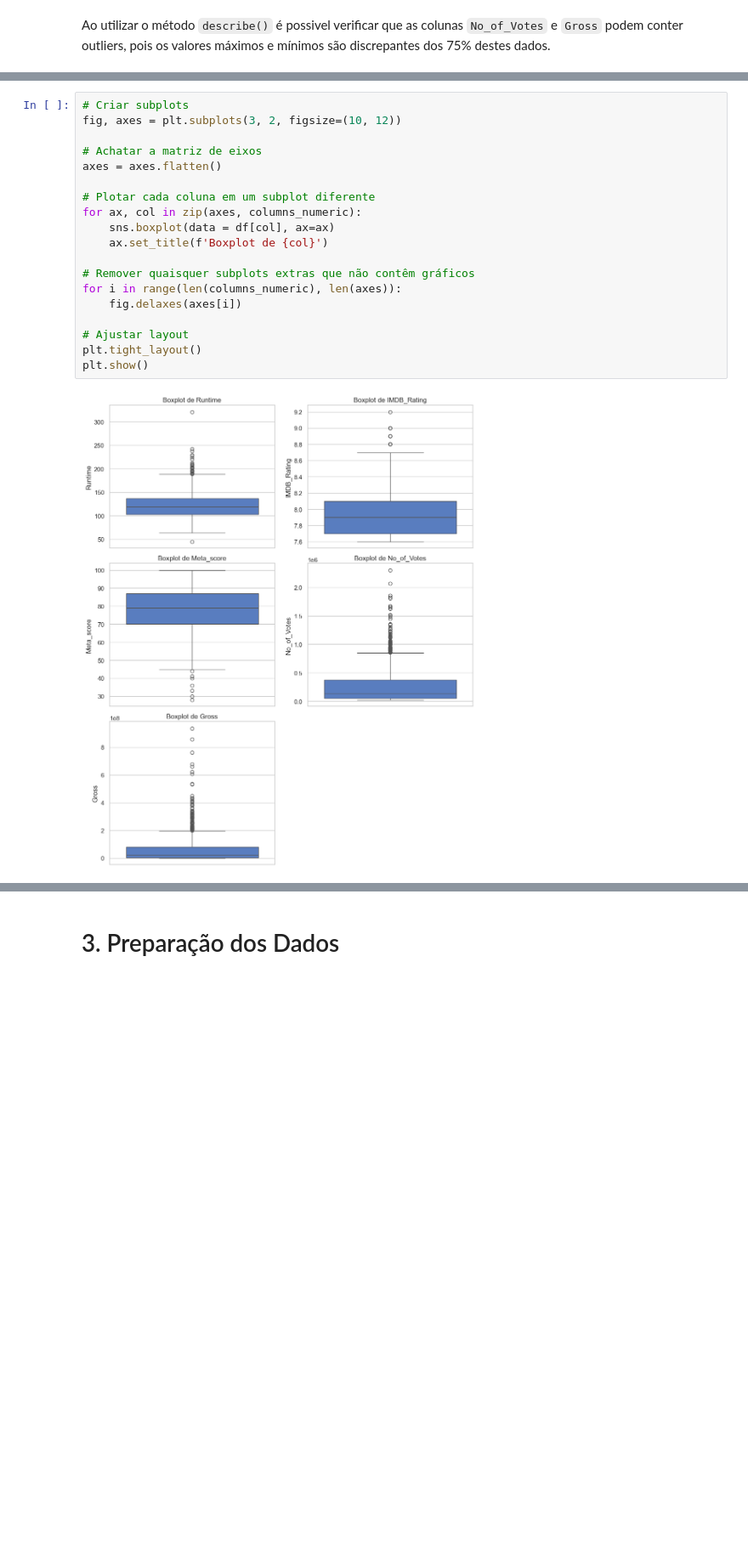
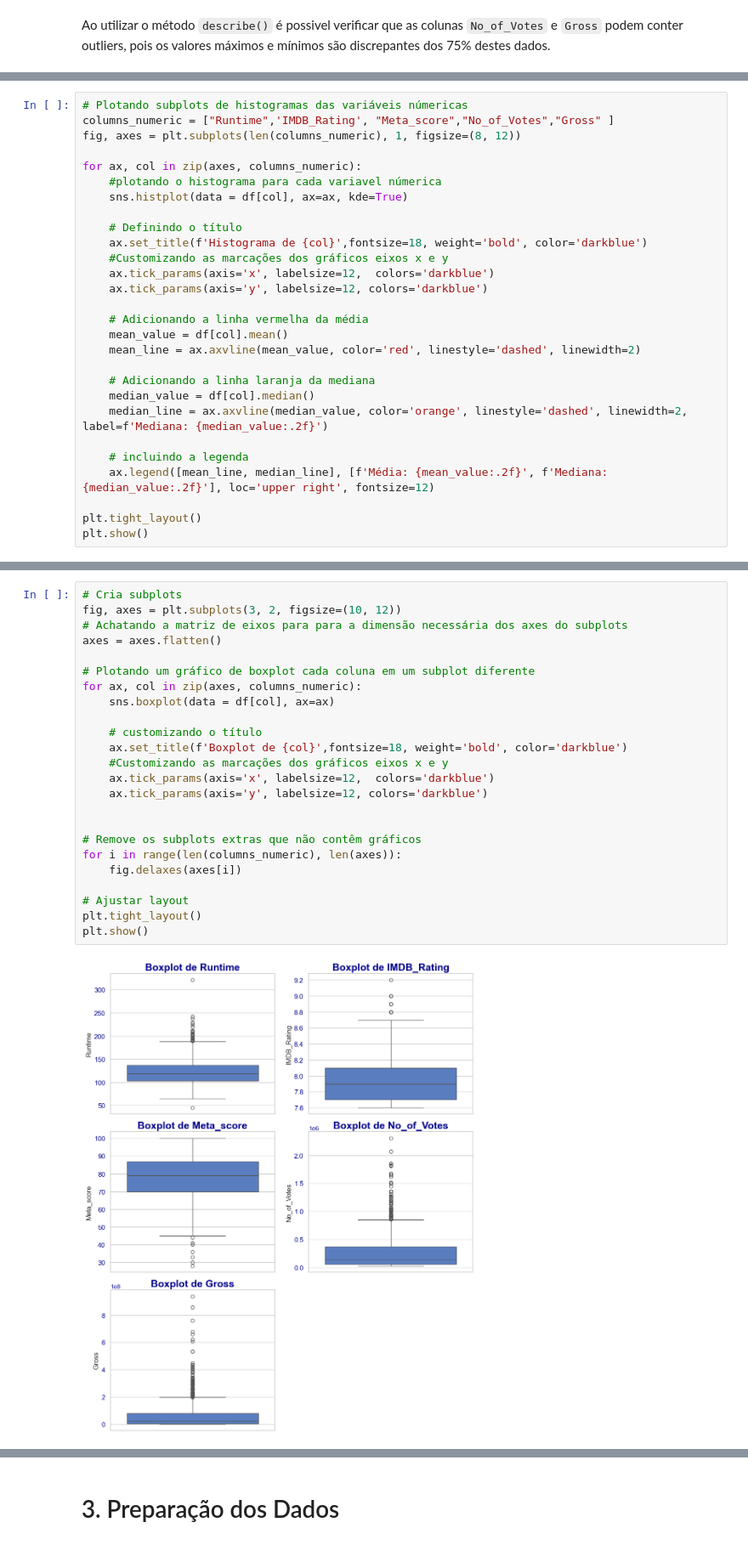
Before and after one commit to AurelioGuilherme/Desafio_Ciencia_de_Dados, a Jupyter notebook: Notebooks/EDA.ipynb, the cells around one changed output, grey strips where cells are left out. Shown at 85% size. Drawn from its saved outputs; the diff is of its cells as text; blank space fills up the shorter version.

```diff
--- a/Notebooks/EDA.ipynb
+++ b/Notebooks/EDA.ipynb
@@ -874,0 +1040,28 @@ plt.show()
+# %%
+# Plotando subplots de histogramas das variáveis númericas
+columns_numeric = ["Runtime",'IMDB_Rating', "Meta_score","No_of_Votes","Gross" ]
+fig, axes = plt.subplots(len(columns_numeric), 1, figsize=(8, 12))
+
+for ax, col in zip(axes, columns_numeric):
+    #plotando o histograma para cada variavel númerica
+    sns.histplot(data = df[col], ax=ax, kde=True)
+
+    # Definindo o título
+    ax.set_title(f'Histograma de {col}',fontsize=18, weight='bold', color='darkblue')
+    #Customizando as marcações dos gráficos eixos x e y
+    ax.tick_params(axis='x', labelsize=12,  colors='darkblue')
+    ax.tick_params(axis='y', labelsize=12, colors='darkblue')
+
+    # Adicionando a linha vermelha da média
+    mean_value = df[col].mean()
+    mean_line = ax.axvline(mean_value, color='red', linestyle='dashed', linewidth=2)
+
+    # Adicionando a linha laranja da mediana
+    median_value = df[col].median()
+    median_line = ax.axvline(median_value, color='orange', linestyle='dashed', linewidth=2, label=f'Mediana: {median_value:.2f}')
+
+    # incluindo a legenda
+    ax.legend([mean_line, median_line], [f'Média: {mean_value:.2f}', f'Mediana: {median_value:.2f}'], loc='upper right', fontsize=12)
+
+plt.tight_layout()
+plt.show()
@@ -875,21 +1081,26 @@ plt.show()
 # %%
-# Criar subplots
+# Cria subplots
 fig, axes = plt.subplots(3, 2, figsize=(10, 12))
-
-# Achatar a matriz de eixos
+# Achatando a matriz de eixos para para a dimensão necessária dos axes do subplots
 axes = axes.flatten()
 
-# Plotar cada coluna em um subplot diferente
+# Plotando um gráfico de boxplot cada coluna em um subplot diferente
 for ax, col in zip(axes, columns_numeric):
     sns.boxplot(data = df[col], ax=ax)
-    ax.set_title(f'Boxplot de {col}')
 
-# Remover quaisquer subplots extras que não contêm gráficos
+    # customizando o título
+    ax.set_title(f'Boxplot de {col}',fontsize=18, weight='bold', color='darkblue')
+    #Customizando as marcações dos gráficos eixos x e y
+    ax.tick_params(axis='x', labelsize=12,  colors='darkblue')
+    ax.tick_params(axis='y', labelsize=12, colors='darkblue')
+
+
+# Remove os subplots extras que não contêm gráficos
 for i in range(len(columns_numeric), len(axes)):
     fig.delaxes(axes[i])
 
 # Ajustar layout
 plt.tight_layout()
 plt.show()
 # %% [output]
-[figure, old version]
+[figure, new version]
```
Also changed, not shown: parts of 148 cells of this notebook, 2 other files.
